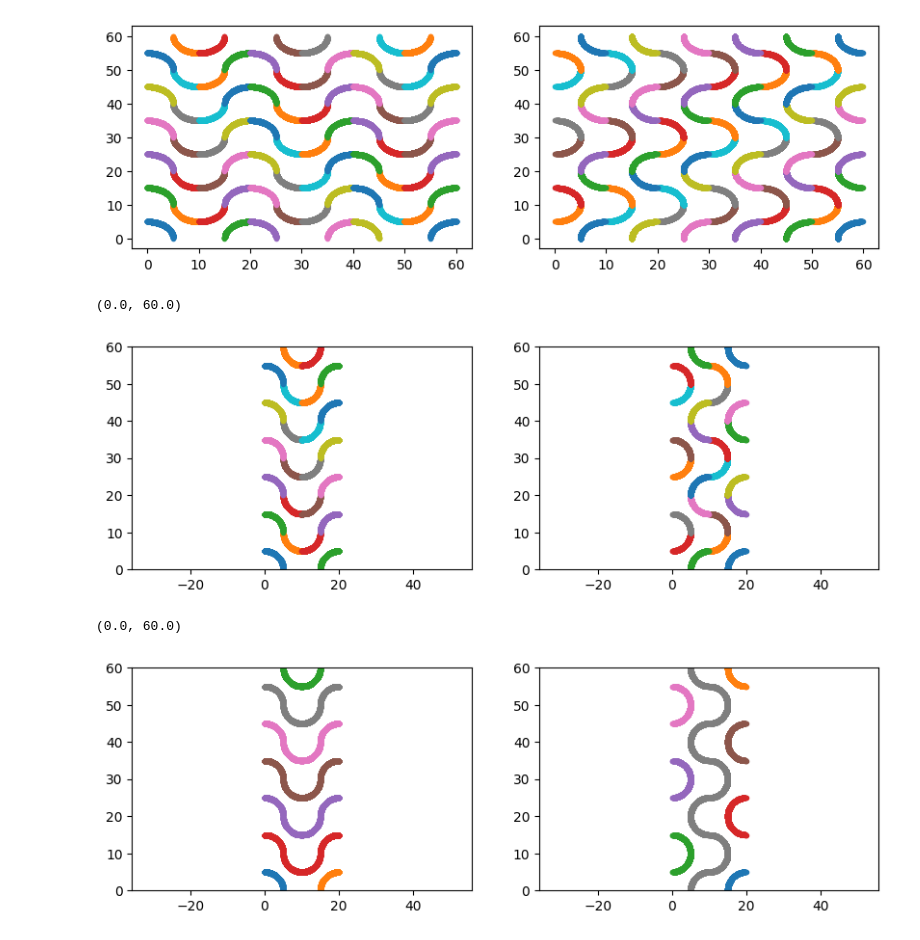
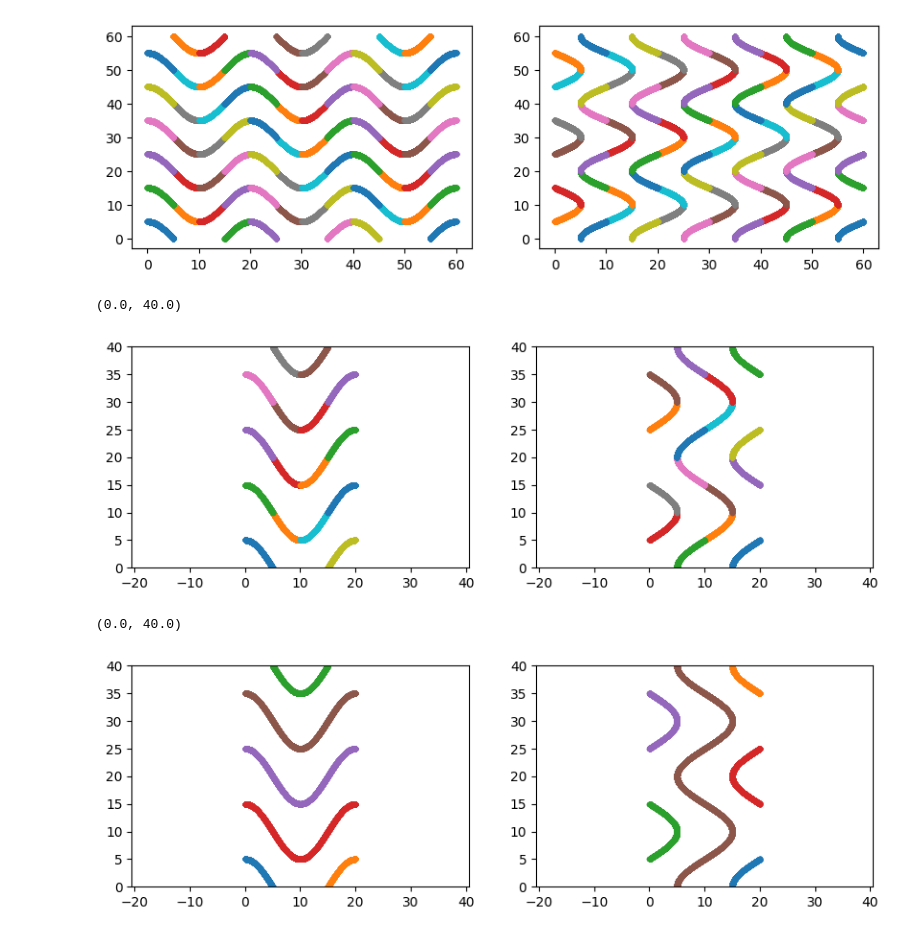
Before and after one commit to AdvancedMaterialSimulation/CITISENS_Composite, a Jupyter notebook: scripts/SandwichRVE/main_large.ipynb, the cells around one changed output. Saved outputs shown, nothing was run; the diff lists cells and outputs as text; code cells hidden in the pictures.

```diff
--- a/scripts/SandwichRVE/main_large.ipynb
+++ b/scripts/SandwichRVE/main_large.ipynb
@@ -43,6 +43,31 @@ y12 = fc1(x12)
 trajs.append( np.array([x12,y12, np.zeros_like(x12)]).T )
 
 # =============================================================================
+# %%
+r = 5
+
+trajs =[]
+# =============================================================================
+
+nq = 2
+fc1 = lambda x: r*np.cos(0.5*np.pi*x/r)
+
+x12 = np.linspace(0,r,2000)
+y12 = fc1(x12)
+
+trajs.append( np.array([x12,y12, np.zeros_like(x12)]).T )
+
+# =============================================================================
+
+nq = 2
+fc1 = lambda x: r*np.cos(0.5*np.pi*x/r) + 2*r
+#
+x12 = np.linspace(r,2*r,2000)
+y12 = fc1(x12)
+#
+trajs.append( np.array([x12,y12, np.zeros_like(x12)]).T )
+
+# =============================================================================
 # %%
 trajs
 # %% [output]
@@ -146,35 +174,35 @@ plt.show()
 # %%
 # Select only x in [0,2*Lx] and y in [0,4*Ly]
 Nx_sel = 2
-Ny_sel = 6
+Ny_sel = 4
 cond = lambda x,y: np.min(x) >= -1e2           and \
-                   np.max(x) <= Nx_sel * Lx and \
+                   np.max(x) <= Nx_sel * Lx + 1e-2 and \
                    np.min(y) >= -1e-2           and \
-                   np.max(y) <= Ny_sel * Ly
+                   np.max(y) <= Ny_sel * Ly + 1e-2
 
 all_trajs_1 = [itraj for itraj in all_trajs_1 if cond(itraj[:, 0], itraj[:, 1])]
 all_trajs_2 = [itraj for itraj in all_trajs_2 if cond(itraj[:, 0], itraj[:, 1])]
 
 # Visualización
 fig = plt.figure()
 fig.set_size_inches(10, 3)
 plt.subplot(1, 2, 1)
 for itraj in all_trajs_1:
     plt.plot(itraj[:, 0], itraj[:, 1], '.-')
 # aspect ratio
 plt.axis('equal')
 plt.xlim([0, Nx_sel * Lx])
 
 plt.ylim([0, Ny_sel * Ly])
 plt.subplot(1, 2, 2)
 for itraj in all_trajs_2:
     plt.plot(itraj[:, 0], itraj[:, 1], '.-')
 plt.axis('equal')
 plt.xlim([0, Nx_sel * Lx])
 plt.ylim([0, Ny_sel * Ly])
 # %% [output]
-(0.0, 60.0)
+(0.0, 40.0)
-[figure, old version]
+[figure, new version]
 # %%
 from CompositeSandwich.CombineTrajs import CombineTrajs
 
@@ -201,8 +229,8 @@ plt.axis('equal')
 plt.xlim([0, Nx_sel * Lx])
 plt.ylim([0, Ny_sel * Ly])
 # %% [output]
-(0.0, 60.0)
+(0.0, 40.0)
-[figure, old version]
+[figure, new version]
 # %%
 radius = 1.25
 
```
Also changed, not shown: parts of 5 cells of this notebook, 3 other files.
